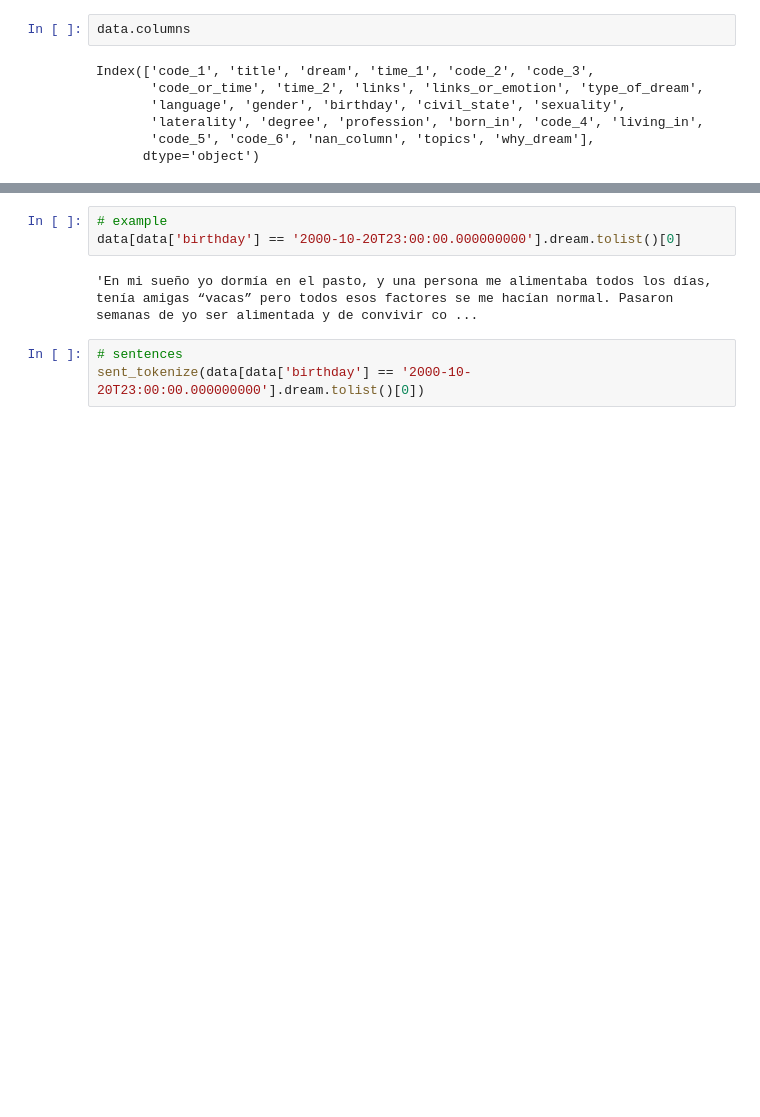
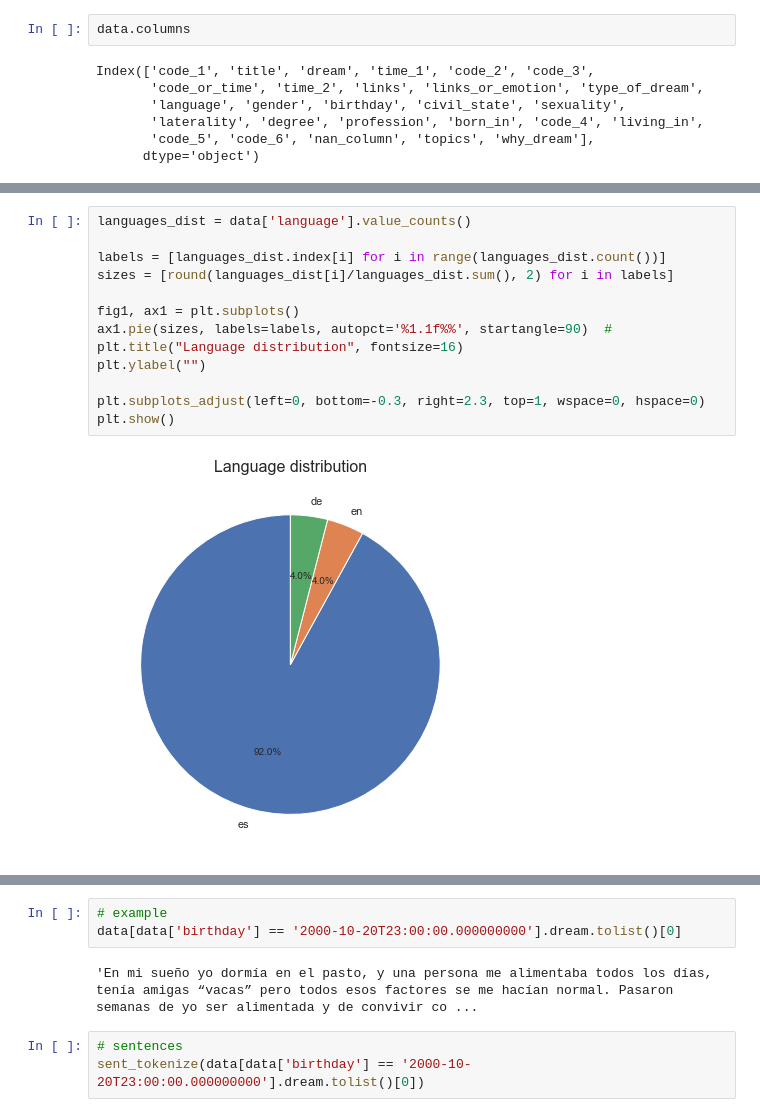
Before and after one commit to MigBap/dreambank, a Jupyter notebook: Self.ipynb, the cells around one changed output, grey strips where cells are left out. Cells and saved outputs as stored; diff of their text form; blank space fills up the shorter version.

```diff
--- a/Self.ipynb
+++ b/Self.ipynb
@@ -988,4 +1012,19 @@ en     3
 Name: language, dtype: int64
+# %%
+languages_dist = data['language'].value_counts()
+
+labels = [languages_dist.index[i] for i in range(languages_dist.count())]
+sizes = [round(languages_dist[i]/languages_dist.sum(), 2) for i in labels]
+
+fig1, ax1 = plt.subplots()
+ax1.pie(sizes, labels=labels, autopct='%1.1f%%', startangle=90)  #
+plt.title("Language distribution", fontsize=16)
+plt.ylabel("")
+
+plt.subplots_adjust(left=0, bottom=-0.3, right=2.3, top=1, wspace=0, hspace=0)
+plt.show()
+# %% [output]
+[figure, added]
 # %%
 # Average number of words per dream
 
```
Also changed, not shown: parts of 22 cells of this notebook.
